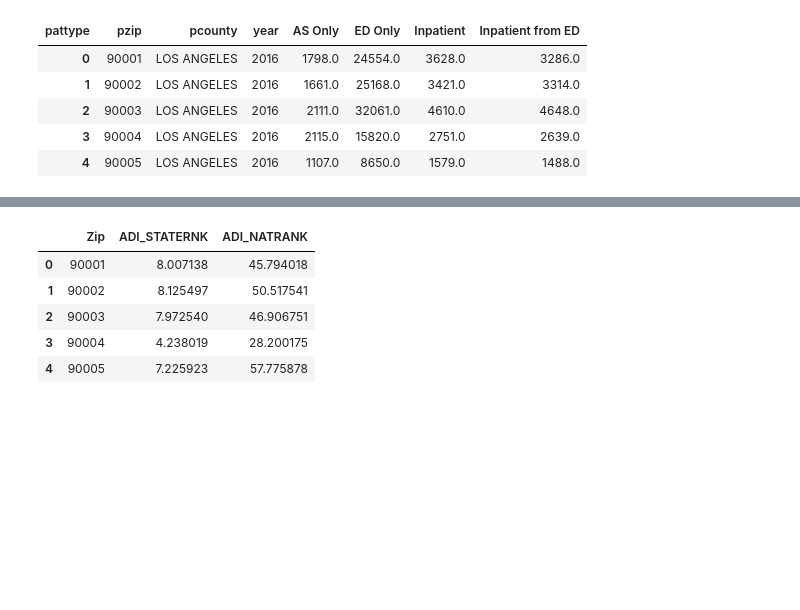
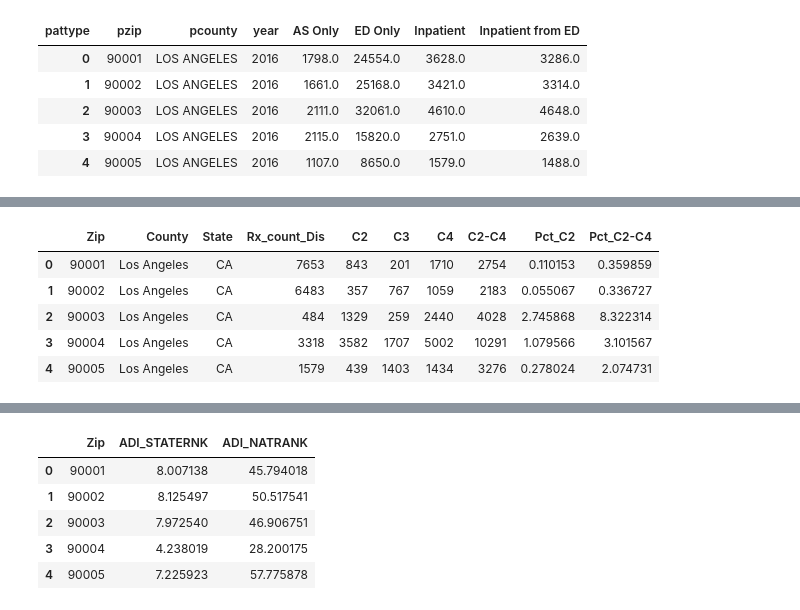
Before and after one commit to velasquezg1/ED_Visits_Cannabis, a Jupyter notebook: ED_Visit_Data_Munging.ipynb, the cells around one changed output, grey strips where cells are left out. Cells and saved outputs as stored; diff of their text form; code cells hidden in the pictures; blank space fills up the shorter version.

```diff
--- a/ED_Visit_Data_Munging.ipynb
+++ b/ED_Visit_Data_Munging.ipynb
@@ -73,3 +73,15 @@ ca_hosp_2016_df.head()
 | 2 | 90003 | LOS ANGELES | 2016 | 2111.0 | 32061.0 | 4610.0 | 4648.0 |
 | 3 | 90004 | LOS ANGELES | 2016 | 2115.0 | 15820.0 | 2751.0 | 2639.0 |
 | 4 | 90005 | LOS ANGELES | 2016 | 1107.0 | 8650.0 | 1579.0 | 1488.0 |
+# %%
+drug_sched_df = pd.read_csv("schedule_drugs_table9_presciptions_by_year_locale_drugschedule.csv")
+
+# create dataframe with only 2016 drug data
+drug_sched_2016_df = drug_sched_df.loc[drug_sched_df['xYear']==2016]
+
+drug_sched_2016_df = drug_sched_2016_df[['Zip','County','State','xYear','Schedule_Group','RxCount']]
+drug_sched_2016_df = drug_sched_2016_df.set_index(['Zip','County','State','xYear'])
+drug_sched_2016_df = drug_sched_2016_df.pivot_table(index=['Zip','County','State','xYear'], columns='Schedule_Group', values='RxCount').reset_index()
+drug_sched_2016_df = drug_sched_2016_df.rename(columns={'2':'C2','3':'C3','4':'C4','All':'C2-C4'})
+#drug_sched_2016_df['C2 per 1,000'] = drug_sched_2016_df['C2']/drug_sched_2016_df['Population']
+drug_sched_2016_df.head()
@@ -76,3 +95,31 @@ ca_hosp_2016_df.head()
+# %%
+drug_metrics_df = pd.read_csv("schedule_drugs_table2_metrics_by_year_and_zip.csv")
+
+# create dataframe with only 2016 drug data
+drug_metrics_2016_df = drug_metrics_df.loc[drug_metrics_df['xYear']==2016]
+
+#drug_metrics_df.sort_values('Zip')
+# what % of records are unique Zips
+drug_metrics_2016_df['Zip'].nunique()/drug_metrics_2016_df['Zip'].count()
+
+rx_count_2016_df = drug_metrics_2016_df[['Zip','Rx_count_Dis']]
+
+# Merge controlled Rx with total Rx count
+rx_data_df = rx_count_2016_df.merge(drug_sched_2016_df,on='Zip', how='outer')
+rx_data_df = rx_data_df[['Zip','County','State','Rx_count_Dis','C2','C3','C4','C2-C4']]
+
+# Calculate C2 penetration & C2-C4 penetration rates
+rx_data_df['Pct_C2'] = rx_data_df['C2']/rx_data_df['Rx_count_Dis']
+rx_data_df['Pct_C2-C4'] = rx_data_df['C2-C4']/rx_data_df['Rx_count_Dis']
+
+rx_data_df.head()
+# %% [output]
+|  | Zip | County | State | Rx_count_Dis | C2 | C3 | C4 | C2-C4 | Pct_C2 | Pct_C2-C4 |
+| 0 | 90001 | Los Angeles | CA | 7653 | 843 | 201 | 1710 | 2754 | 0.110153 | 0.359859 |
+| 1 | 90002 | Los Angeles | CA | 6483 | 357 | 767 | 1059 | 2183 | 0.055067 | 0.336727 |
+| 2 | 90003 | Los Angeles | CA | 484 | 1329 | 259 | 2440 | 4028 | 2.745868 | 8.322314 |
+| 3 | 90004 | Los Angeles | CA | 3318 | 3582 | 1707 | 5002 | 10291 | 1.079566 | 3.101567 |
+| 4 | 90005 | Los Angeles | CA | 1579 | 439 | 1403 | 1434 | 3276 | 0.278024 | 2.074731 |
 # %%
 # Read Tapestry segments by CA zip
 tapestry_df = pd.read_csv("Tapestry_by_CA_Zip.csv")
```
Also changed, not shown: parts of 16 cells of this notebook.
